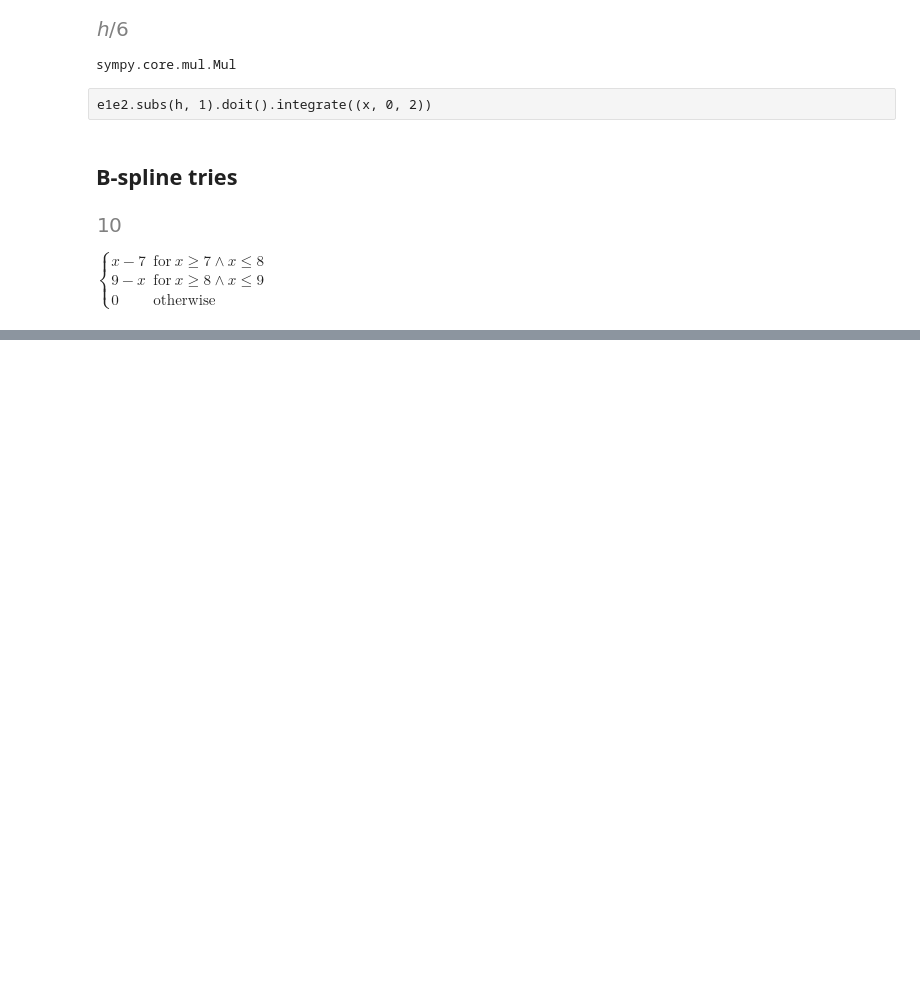
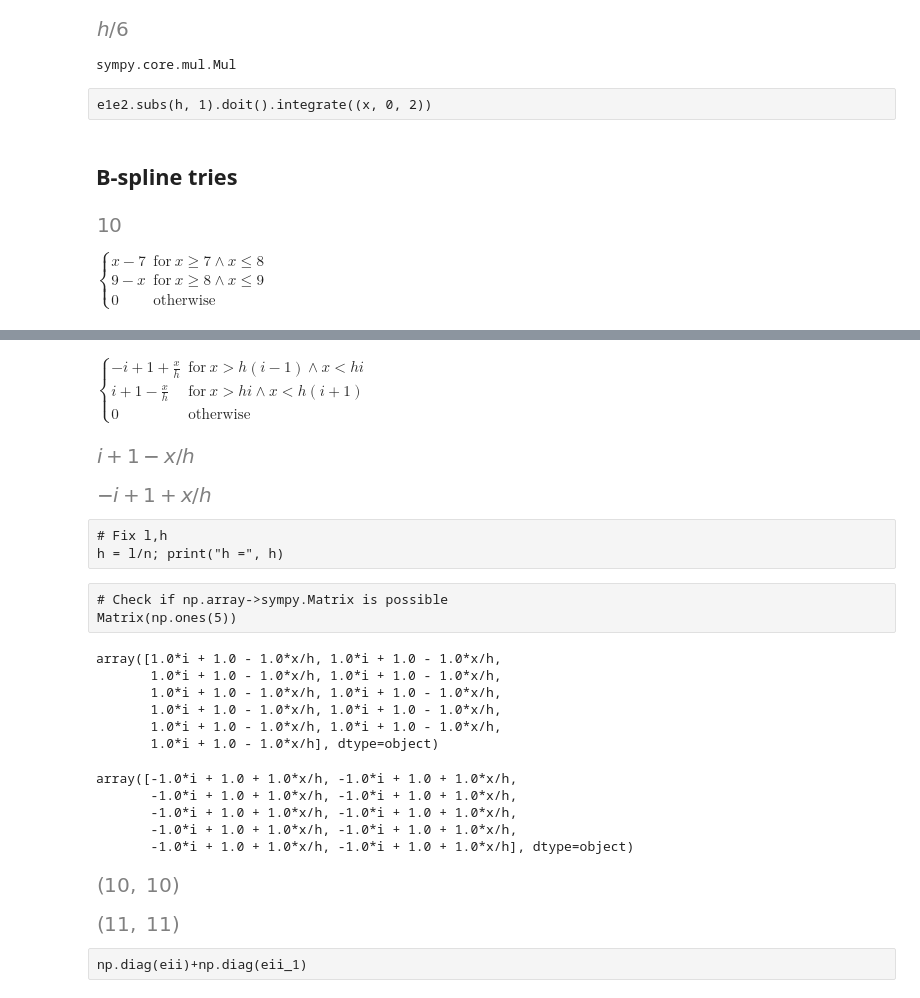
Before and after one commit to martina01natali/MMP, a Jupyter notebook: Project/Neumann/Ex_6-10.ipynb, the cells around one changed output, grey strips where cells are left out. Cells and saved outputs as stored; diff of their text form; code cells hidden in the pictures; blank space fills up the shorter version.

```diff
--- a/Project/Neumann/Ex_6-10.ipynb
+++ b/Project/Neumann/Ex_6-10.ipynb
@@ -180,0 +187,18 @@ $\displaystyle \begin{cases} x - 7 & \text{for}\: x \geq 7 \wedge x \leq 8 \\9 -
+# %%
+sy_basis
+# %% [output]
+$\displaystyle \begin{cases} - i + 1 + \frac{x}{h} & \text{for}\: x > h \left(i - 1\right) \wedge x < h i \\i + 1 - \frac{x}{h} & \text{for}\: x > h i \wedge x < h \left(i + 1\right) \\0 & \text{otherwise} \end{cases}$
+# %%
+# The first (and only) element of the e0 component
+# From now on, the elements of the basis are called eX, with X their index,
+# eXY are the entries of the matrix built with the vectors eX,
+# deXY are the elements of the matrix of the derivatives,
+# eXeY are the elements of the matrix that has the scalar products as components
+
+e00 = sy_basis.args[1][0]; e00
+# %% [output]
+[figure, added]
+# %%
+enn = sy_basis.args[0][0]; enn
+# %% [output]
+[figure, added]
@@ -180,0 +208,39 @@ $\displaystyle \begin{cases} x - 7 & \text{for}\: x \geq 7 \wedge x \leq 8 \\9 -
+# %% [raw]
+# Fix l,h
+h = l/n; print("h =", h)
+# %% [raw]
+# Check if np.array->sympy.Matrix is possible
+Matrix(np.ones(5))
+# %%
+# Build the matrix from scratch: it is a rectangular matrix.
+# The matrix can be viewed as a square matrix with "descending" values
+# (negative derivative) on the main diagonal, and a single off-diag
+# with "ascending" values, below the main diagonal. Then we add the
+# n+1 row that only contains the
+
+eii = np.ones(n+1)*e00; eii
+# %% [output]
+array([1.0*i + 1.0 - 1.0*x/h, 1.0*i + 1.0 - 1.0*x/h,
+       1.0*i + 1.0 - 1.0*x/h, 1.0*i + 1.0 - 1.0*x/h,
+       1.0*i + 1.0 - 1.0*x/h, 1.0*i + 1.0 - 1.0*x/h,
+       1.0*i + 1.0 - 1.0*x/h, 1.0*i + 1.0 - 1.0*x/h,
+       1.0*i + 1.0 - 1.0*x/h, 1.0*i + 1.0 - 1.0*x/h,
+       1.0*i + 1.0 - 1.0*x/h], dtype=object)
+# %%
+eii_1 = np.ones(n)*enn; eii_1
+# %% [output]
+array([-1.0*i + 1.0 + 1.0*x/h, -1.0*i + 1.0 + 1.0*x/h,
+       -1.0*i + 1.0 + 1.0*x/h, -1.0*i + 1.0 + 1.0*x/h,
+       -1.0*i + 1.0 + 1.0*x/h, -1.0*i + 1.0 + 1.0*x/h,
+       -1.0*i + 1.0 + 1.0*x/h, -1.0*i + 1.0 + 1.0*x/h,
+       -1.0*i + 1.0 + 1.0*x/h, -1.0*i + 1.0 + 1.0*x/h], dtype=object)
+# %%
+shape(np.diag(eii_1))
+# %% [output]
+[figure, added]
+# %%
+shape(np.diag(eii))
+# %% [output]
+[figure, added]
+# %% [raw]
+np.diag(eii)+np.diag(eii_1)
```
Also changed, not shown: parts of 24 cells of this notebook.
